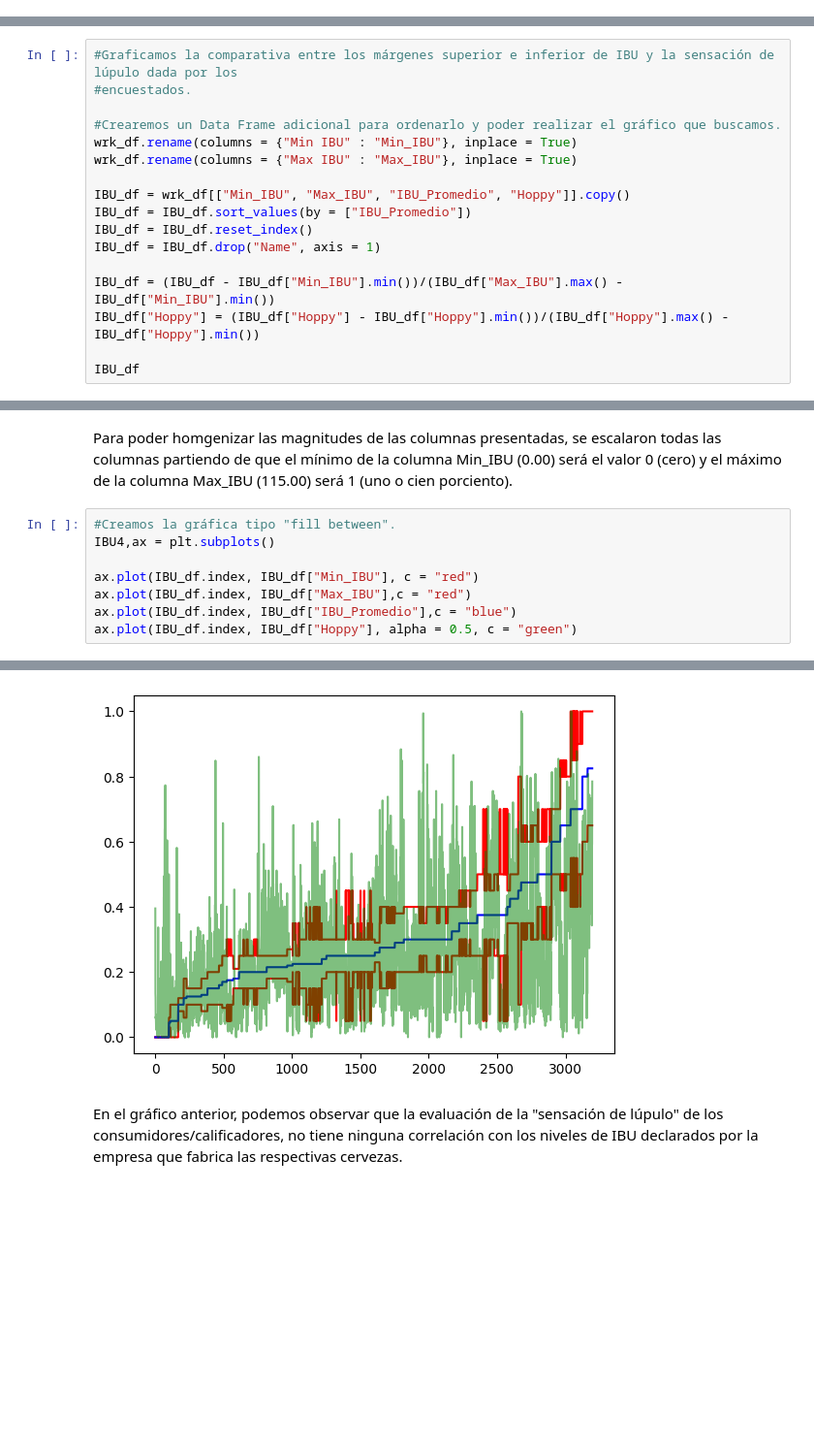
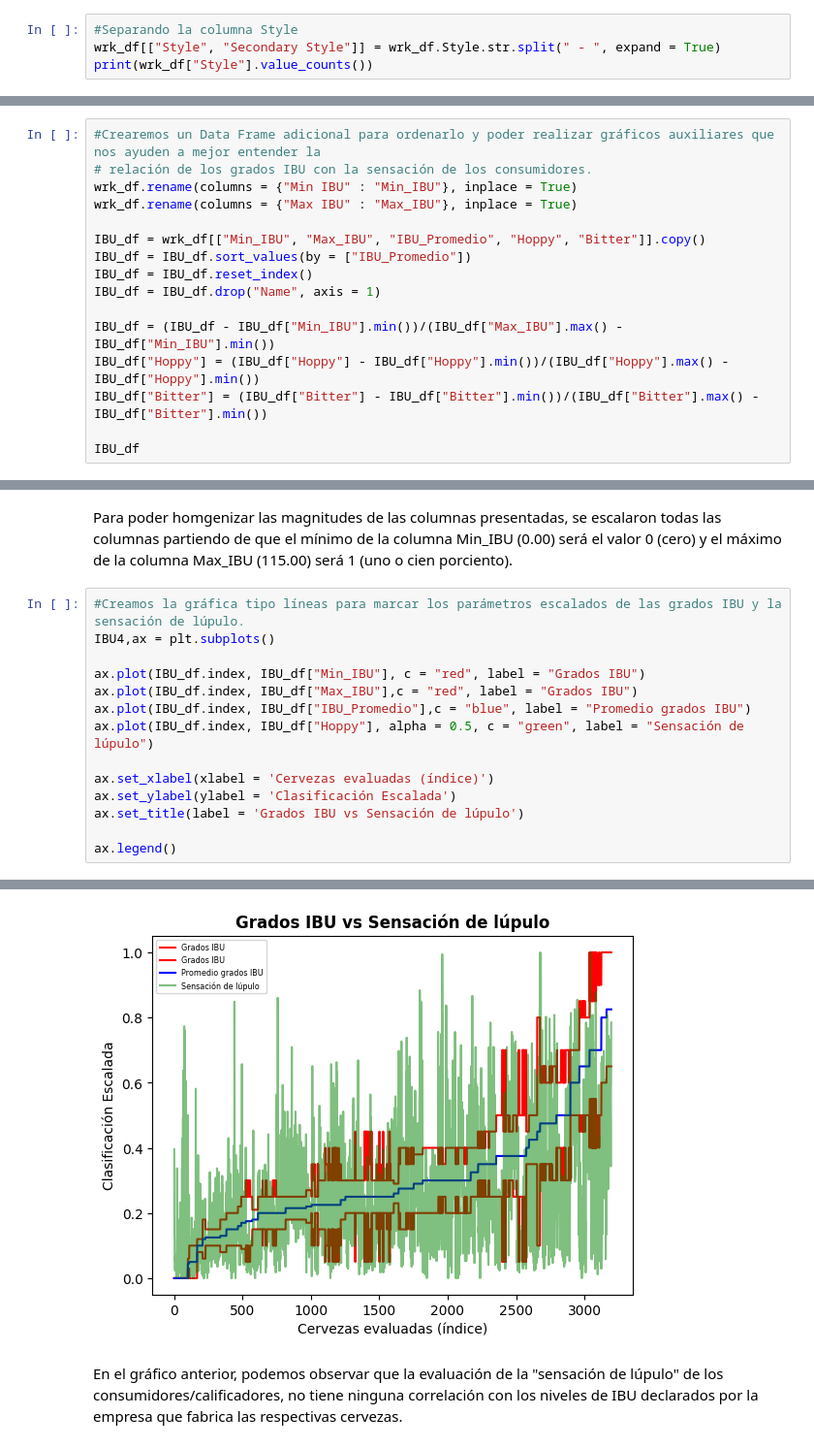
Before and after one commit to JMRRT1992/Coderhouse, a Jupyter notebook: Proyecto/Data/Raw/Entrega 2/vizualizacion_ReyesRetanaT.ipynb, the cells around one changed output, grey strips where cells are left out. Shown: that part at 97% size. Cells and saved outputs as stored; diff of their text form; blank space fills up the shorter version.

```diff
--- a/Proyecto/Data/Raw/Entrega 2/vizualizacion_ReyesRetanaT.ipynb
+++ b/Proyecto/Data/Raw/Entrega 2/vizualizacion_ReyesRetanaT.ipynb
@@ -371,0 +372,4 @@ A continuación analizaremos las calificaciones de los consumidores vs los grado
+# %%
+#Separando la columna Style
+wrk_df[["Style", "Secondary Style"]] = wrk_df.Style.str.split(" - ", expand = True)
+print(wrk_df["Style"].value_counts())
@@ -405,20 +458,19 @@ Así mismo, encontramos que a mayor grado de IBU, las calificaciones suelen ser
 
 Las cervezas de más grados IBU suelen ser de más nicho, por ende, su apreciación es mayor, en promedio, entre más alta sea la clasificación por IBU. Esto lo podemos demostrar comparando los resultados del Gráfico "Clasificación IBU", donde se observa que las cervezas con grados IBU superiores al promedio son menos de la mitad de las analizadas.
 # %%
-#Graficamos la comparativa entre los márgenes superior e inferior de IBU y la sensación de lúpulo dada por los
-#encuestados.
-
-#Crearemos un Data Frame adicional para ordenarlo y poder realizar el gráfico que buscamos.
+#Crearemos un Data Frame adicional para ordenarlo y poder realizar gráficos auxiliares que nos ayuden a mejor entender la
+# relación de los grados IBU con la sensación de los consumidores.
 wrk_df.rename(columns = {"Min IBU" : "Min_IBU"}, inplace = True)
 wrk_df.rename(columns = {"Max IBU" : "Max_IBU"}, inplace = True)
 
-IBU_df = wrk_df[["Min_IBU", "Max_IBU", "IBU_Promedio", "Hoppy"]].copy()
+IBU_df = wrk_df[["Min_IBU", "Max_IBU", "IBU_Promedio", "Hoppy", "Bitter"]].copy()
 IBU_df = IBU_df.sort_values(by = ["IBU_Promedio"])
 IBU_df = IBU_df.reset_index()
 IBU_df = IBU_df.drop("Name", axis = 1)
 
 IBU_df = (IBU_df - IBU_df["Min_IBU"].min())/(IBU_df["Max_IBU"].max() - IBU_df["Min_IBU"].min())
 IBU_df["Hoppy"] = (IBU_df["Hoppy"] - IBU_df["Hoppy"].min())/(IBU_df["Hoppy"].max() - IBU_df["Hoppy"].min())
+IBU_df["Bitter"] = (IBU_df["Bitter"] - IBU_df["Bitter"].min())/(IBU_df["Bitter"].max() - IBU_df["Bitter"].min())
 
 IBU_df
 # %% [output]
@@ -438,11 +490,17 @@ IBU_df
 # %% [markdown]
 Para poder homgenizar las magnitudes de las columnas presentadas, se escalaron todas las columnas partiendo de que el mínimo de la columna Min_IBU (0.00) será el valor 0 (cero) y el máximo de la columna Max_IBU (115.00) será 1 (uno o cien porciento).
 # %%
-#Creamos la gráfica tipo "fill between".
+#Creamos la gráfica tipo líneas para marcar los parámetros escalados de las grados IBU y la sensación de lúpulo.
 IBU4,ax = plt.subplots()
 
-ax.plot(IBU_df.index, IBU_df["Min_IBU"], c = "red")
-ax.plot(IBU_df.index, IBU_df["Max_IBU"],c = "red")
-ax.plot(IBU_df.index, IBU_df["IBU_Promedio"],c = "blue")
-ax.plot(IBU_df.index, IBU_df["Hoppy"], alpha = 0.5, c = "green")
+ax.plot(IBU_df.index, IBU_df["Min_IBU"], c = "red", label = "Grados IBU")
+ax.plot(IBU_df.index, IBU_df["Max_IBU"],c = "red", label = "Grados IBU")
+ax.plot(IBU_df.index, IBU_df["IBU_Promedio"],c = "blue", label = "Promedio grados IBU")
+ax.plot(IBU_df.index, IBU_df["Hoppy"], alpha = 0.5, c = "green", label = "Sensación de lúpulo")
+
+ax.set_xlabel(xlabel = 'Cervezas evaluadas (índice)')
+ax.set_ylabel(ylabel = 'Clasificación Escalada')
+ax.set_title(label = 'Grados IBU vs Sensación de lúpulo')
+
+ax.legend()
 # %% [output]
@@ -450,3 +508,3 @@ ax.plot(IBU_df.index, IBU_df["Hoppy"], alpha = 0.5, c = "green")
-[figure, old version]
+[figure, new version]
 # %% [markdown]
 En el gráfico anterior, podemos observar que la evaluación de la "sensación de lúpulo" de los consumidores/calificadores, no tiene ninguna correlación con los niveles de IBU declarados por la empresa que fabrica las respectivas cervezas.
```
Also changed, not shown: parts of 12 cells of this notebook.
